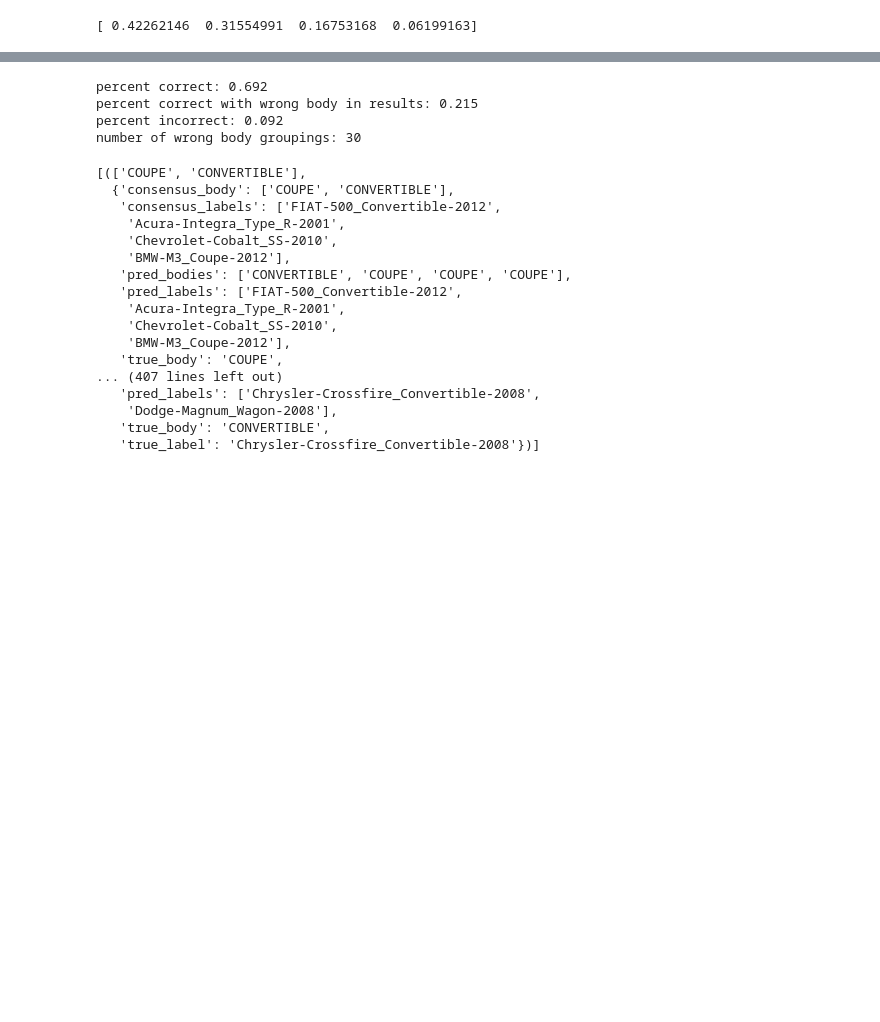
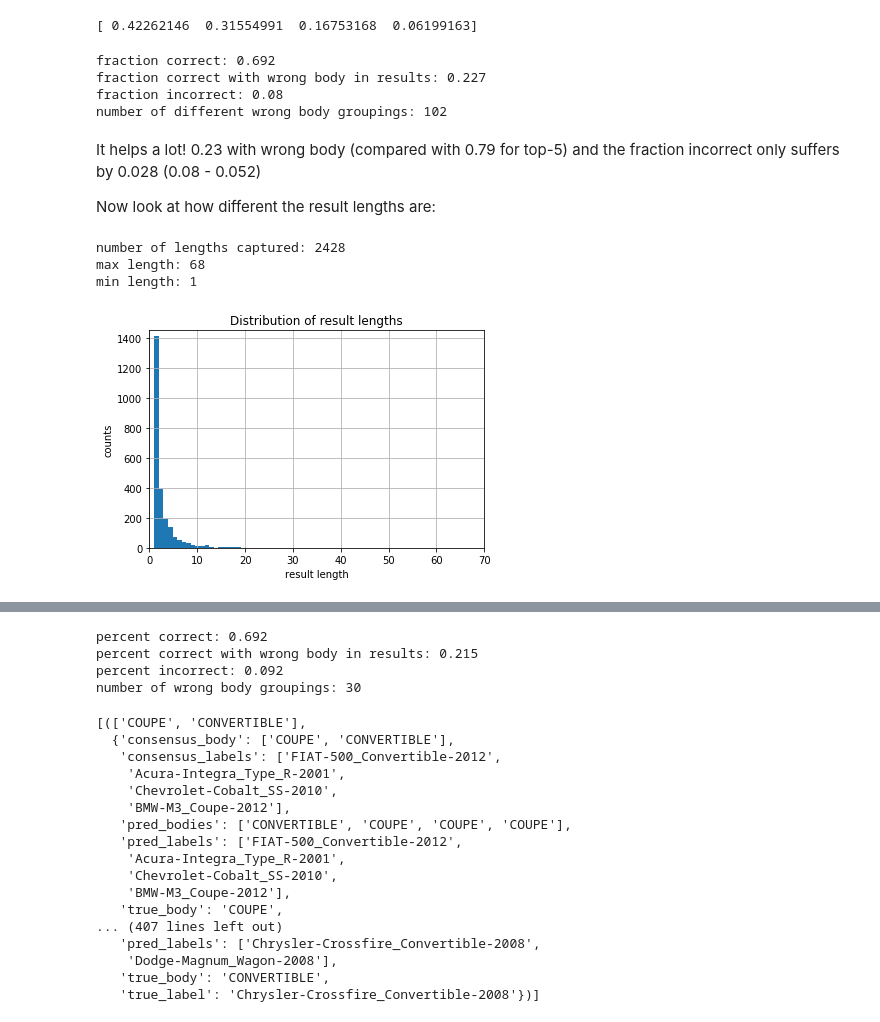
Before and after one commit to trnoriega/car-classifier, a Jupyter notebook: 6_result_optimization.ipynb, the cells around one changed output, grey strips where cells are left out. Cells and saved outputs as stored; diff of their text form; code cells hidden in the pictures; blank space fills up the shorter version.

Commit message:
Show percent improves correct with right body type

```diff
--- a/6_result_optimization.ipynb
+++ b/6_result_optimization.ipynb
@@ -160,0 +172,34 @@ print(test_y_pred[test_i, find_top_percent_prediction_indices(test_y_pred[test_i
+# %%
+percent_wrong_body, percent_tracker =\
+characterize_pred_list(percent_pred_dict_list, 'pred_labels')
+# %% [output]
+fraction correct: 0.692
+fraction correct with wrong body in results: 0.227
+fraction incorrect: 0.08
+number of different wrong body groupings: 102
+# %% [markdown]
+It helps a lot! 0.23 with wrong body (compared with 0.79 for top-5)
+and the fraction incorrect only suffers by 0.028 (0.08 - 0.052)
+
+Now look at how different the result lengths are:
+# %%
+percent_result_lengths = []
+for pred_dict in percent_pred_dict_list:
+    percent_result_lengths.append(len(pred_dict['pred_labels']))
+print('number of lengths captured:', len(percent_result_lengths))
+print('max length:', max(percent_result_lengths))
+print('min length:', min(percent_result_lengths))
+# %% [output]
+number of lengths captured: 2428
+max length: 68
+min length: 1
+# %%
+n, bins, patches = plt.hist(percent_result_lengths, 70)
+plt.xlabel('result length')
+plt.ylabel('counts')
+plt.title('Distribution of result lengths')
+plt.axis([0, 70, 0, 1450])
+plt.grid(True)
+plt.show()
+# %% [output]
+[figure, added]
```
Also changed, not shown: parts of 6 cells of this notebook.
